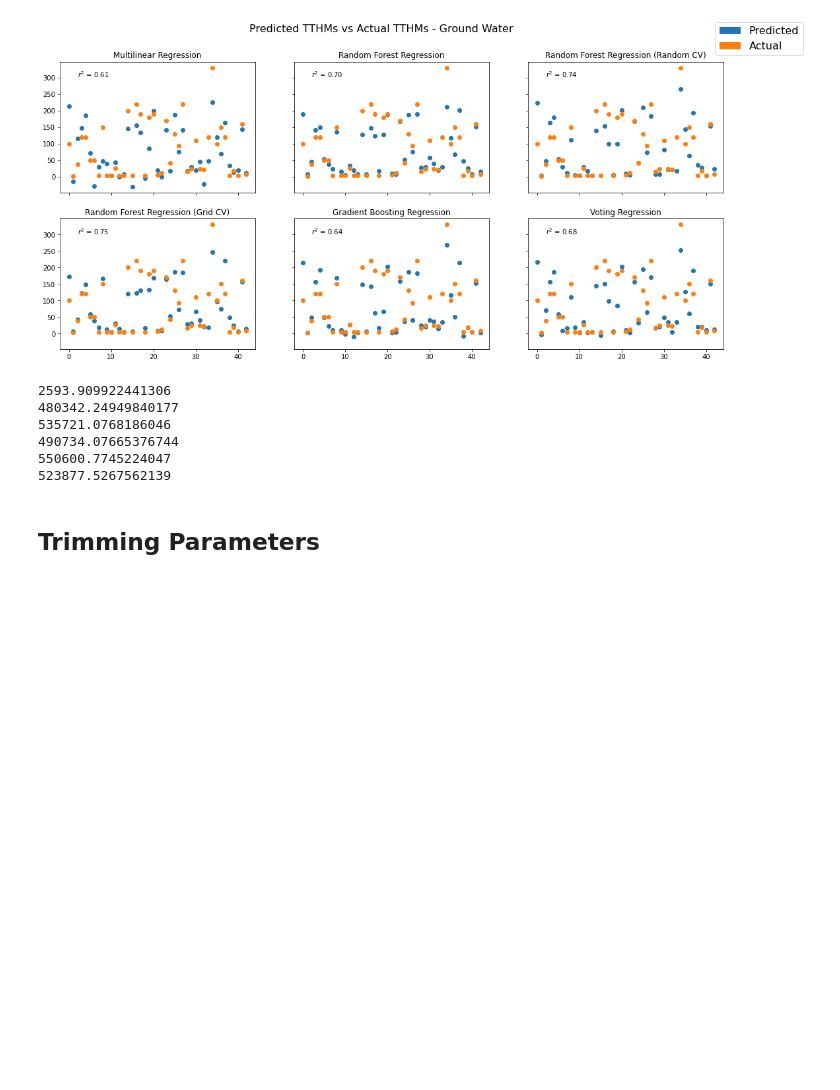
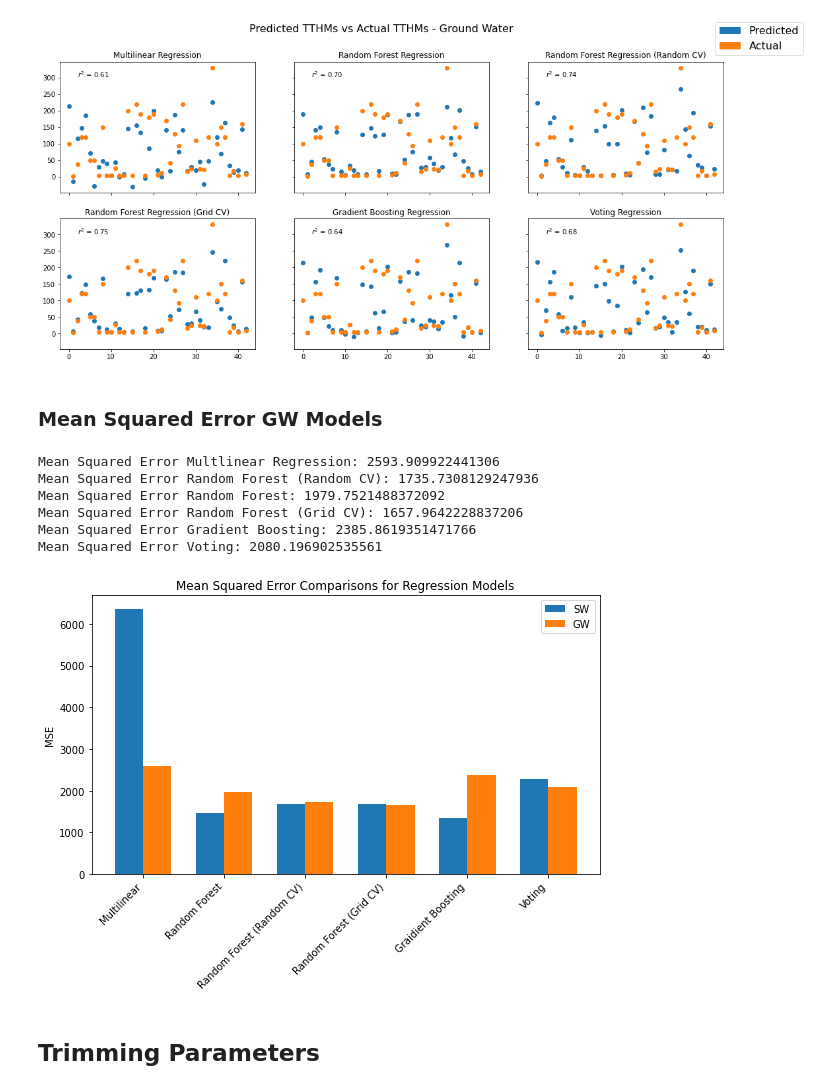
Before and after one commit to JackXinPan/Final-Project, a Jupyter notebook: GW vs SW.ipynb, the cells around one changed output. Saved outputs shown, nothing was run; the diff lists cells and outputs as text; code cells hidden in the pictures; blank space fills up the shorter version.

```diff
--- a/GW vs SW.ipynb
+++ b/GW vs SW.ipynb
@@ -766,27 +767,50 @@ Html_file.write(html_str)
 Html_file.close()
 # %% [output]
 [figure]
+# %% [markdown]
+### Mean Squared Error GW Models
 # %%
 MSE_MLR_GW = np.sum(((y_MLR_GW-y_GW_test)*(y_MLR_GW-y_GW_test)))/len((y_MLR_GW))
-MSE_RFR_GW_RSCV = np.sum((y_RFR_GW_RSCV-y_GW_test)*(y_RFR_GW_RSCV-y_GW_test))/len((y_RFR_GW_RSCV))
-MSE_RFR_GW = np.sum((y_RFR_GW-y_GW_test)*(y_RFR_GW-y_GW_test))/len((y_RFR_GW))
-MSy_RFR_GW_CV = np.sum((y_RFR_GW_CV-y_GW_test)*(y_RFR_GW_CV-y_GW_test))/len((y_RFR_GW_CV))
-MSE_GBR_GW = np.sum((y_GBR_GW-y_GW_test)*(y_GBR_GW-y_GW_test))/len((y_GBR_GW))
-MSE_VR_GW = np.sum((y_VR_GW-y_GW_test)*(y_VR_GW-y_GW_test))/len((y_VR_GW))
+MSE_RFR_GW_RSCV = np.sum((y_RFR_GW_RSCV-y_GW_test.ravel())*(y_RFR_GW_RSCV-y_GW_test.ravel()))/len((y_RFR_GW_RSCV))
+MSE_RFR_GW = np.sum((y_RFR_GW-y_GW_test.ravel())*(y_RFR_GW-y_GW_test.ravel()))/len((y_RFR_GW))
+MSE_RFR_GW_CV = np.sum((y_RFR_GW_CV-y_GW_test.ravel())*(y_RFR_GW_CV-y_GW_test.ravel()))/len((y_RFR_GW_CV))
+MSE_GBR_GW = np.sum((y_GBR_GW-y_GW_test.ravel())*(y_GBR_GW-y_GW_test.ravel()))/len((y_GBR_GW))
+MSE_VR_GW = np.sum((y_VR_GW-y_GW_test.ravel())*(y_VR_GW-y_GW_test.ravel()))/len((y_VR_GW))
 
-print(MSE_MLR_GW)
-print(MSE_RFR_GW_RSCV)
-print(MSE_RFR_GW)
-print(MSy_RFR_GW_CV)
-print(MSE_GBR_GW)
-print(MSE_VR_GW)
+print(f'Mean Squared Error Multlinear Regression: {MSE_MLR_GW}')
+print(f'Mean Squared Error Random Forest (Random CV): {MSE_RFR_GW_RSCV}')
+print(f'Mean Squared Error Random Forest: {MSE_RFR_GW}')
+print(f'Mean Squared Error Random Forest (Grid CV): {MSE_RFR_GW_CV}')
+print(f'Mean Squared Error Gradient Boosting: {MSE_GBR_GW}')
+print(f'Mean Squared Error Voting: {MSE_VR_GW}')
 # %% [output]
-2593.909922441306
-480342.24949840177
-535721.0768186046
-490734.07665376744
-550600.7745224047
-523877.5267562139
+Mean Squared Error Multlinear Regression: 2593.909922441306
+Mean Squared Error Random Forest (Random CV): 1735.7308129247936
+Mean Squared Error Random Forest: 1979.7521488372092
+Mean Squared Error Random Forest (Grid CV): 1657.9642228837206
+Mean Squared Error Gradient Boosting: 2385.8619351471766
+Mean Squared Error Voting: 2080.196902535561
+# %%
+models = ('Multilinear', 'Random Forest', 'Random Forest (Random CV)', 'Random Forest (Grid CV)', 'Graidient Boosting', 'Voting')
+tick_locations = np.arange(len(models))
+R2_scores_SW = [MSE_MLR_SW,MSE_RFR_SW,MSE_RFR_SW_RSCV,MSE_RFR_SW_CV,MSE_GBR_SW,MSE_VR_SW]
+R2_scores_GW = [MSE_MLR_GW,MSE_RFR_GW,MSE_RFR_GW_RSCV,MSE_RFR_GW_CV,MSE_GBR_GW,MSE_VR_GW]
+
+fig, ax = plt.subplots(figsize=(8, 6))
+rects1 = ax.bar(tick_locations - 0.35/2, R2_scores_SW, 0.35, label='SW')
+rects2 = ax.bar(tick_locations + 0.35/2, R2_scores_GW, 0.35, label='GW')
+
+ax.set_ylabel('MSE')
+ax.set_title('Mean Squared Error Comparisons for Regression Models')
+ax.set_xticks(tick_locations)
+ax.set_xticklabels(models, rotation=45,horizontalalignment="right")
+ax.legend()
+
+fig.tight_layout()
+plt.savefig("static/data/msebar.png",bbox_inches='tight')
+plt.show()
+# %% [output]
+[figure, added]
 # %% [markdown]
 ## Trimming Parameters
 # %% [markdown]
```
Also changed, not shown: parts of 2 cells of this notebook, 2 other files.
